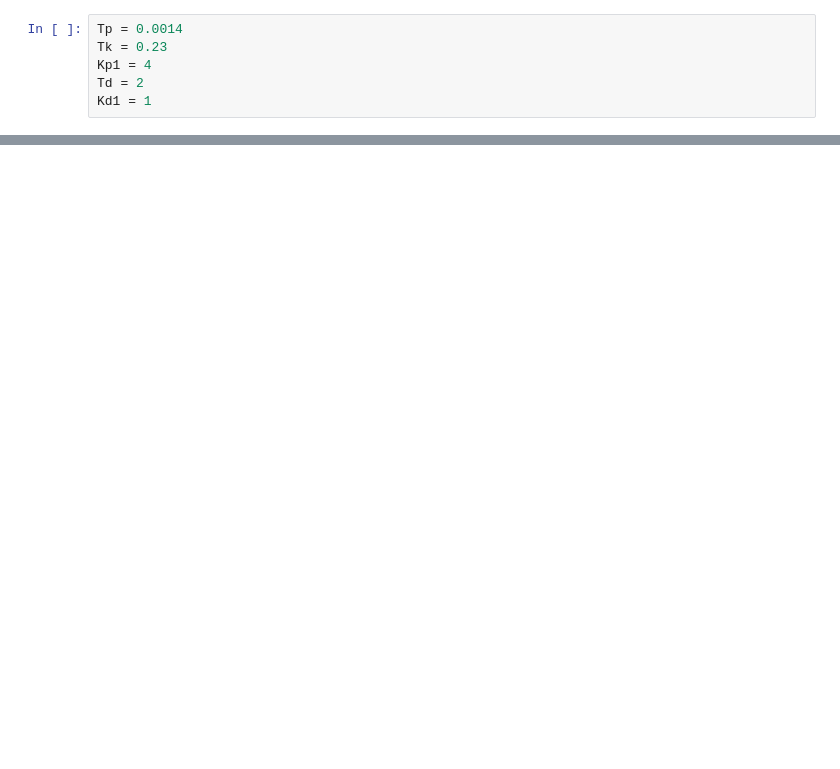
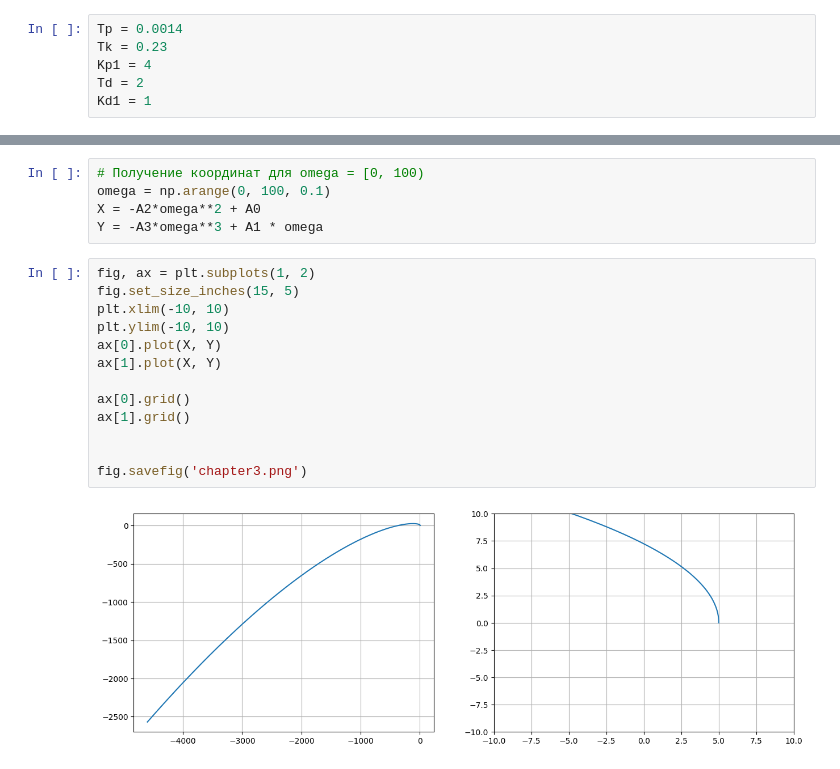
Before and after one commit to Alsius23/Assessment-of-sustainability, a Jupyter notebook: src/research.ipynb, the cells around one changed output, grey strips where cells are left out. Saved outputs shown, nothing was run; the diff lists cells and outputs as text; blank space fills up the shorter version.

```diff
--- a/src/research.ipynb
+++ b/src/research.ipynb
@@ -111,0 +232,20 @@ plt.plot(Xi, Ksi, 'ro')
+# %%
+# Получение координат для omega = [0, 100)
+omega = np.arange(0, 100, 0.1)
+X = -A2*omega**2 + A0
+Y = -A3*omega**3 + A1 * omega
+# %%
+fig, ax = plt.subplots(1, 2)
+fig.set_size_inches(15, 5)
+plt.xlim(-10, 10)
+plt.ylim(-10, 10)
+ax[0].plot(X, Y)
+ax[1].plot(X, Y)
+
+ax[0].grid()
+ax[1].grid()
+
+
+fig.savefig('chapter3.png')
+# %% [output]
+[figure, added]
```
Also changed, not shown: parts of 32 cells of this notebook, 1 other file.
